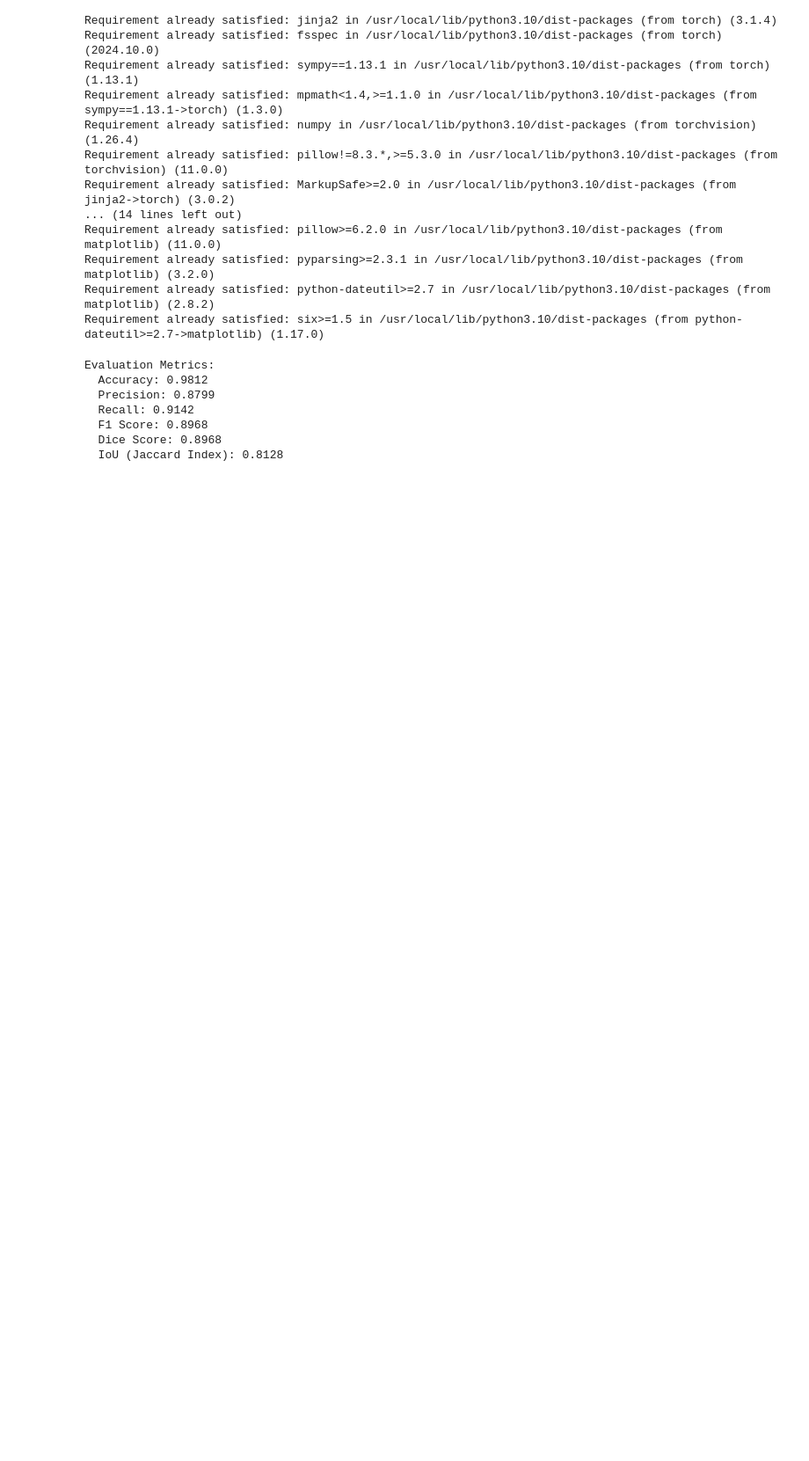
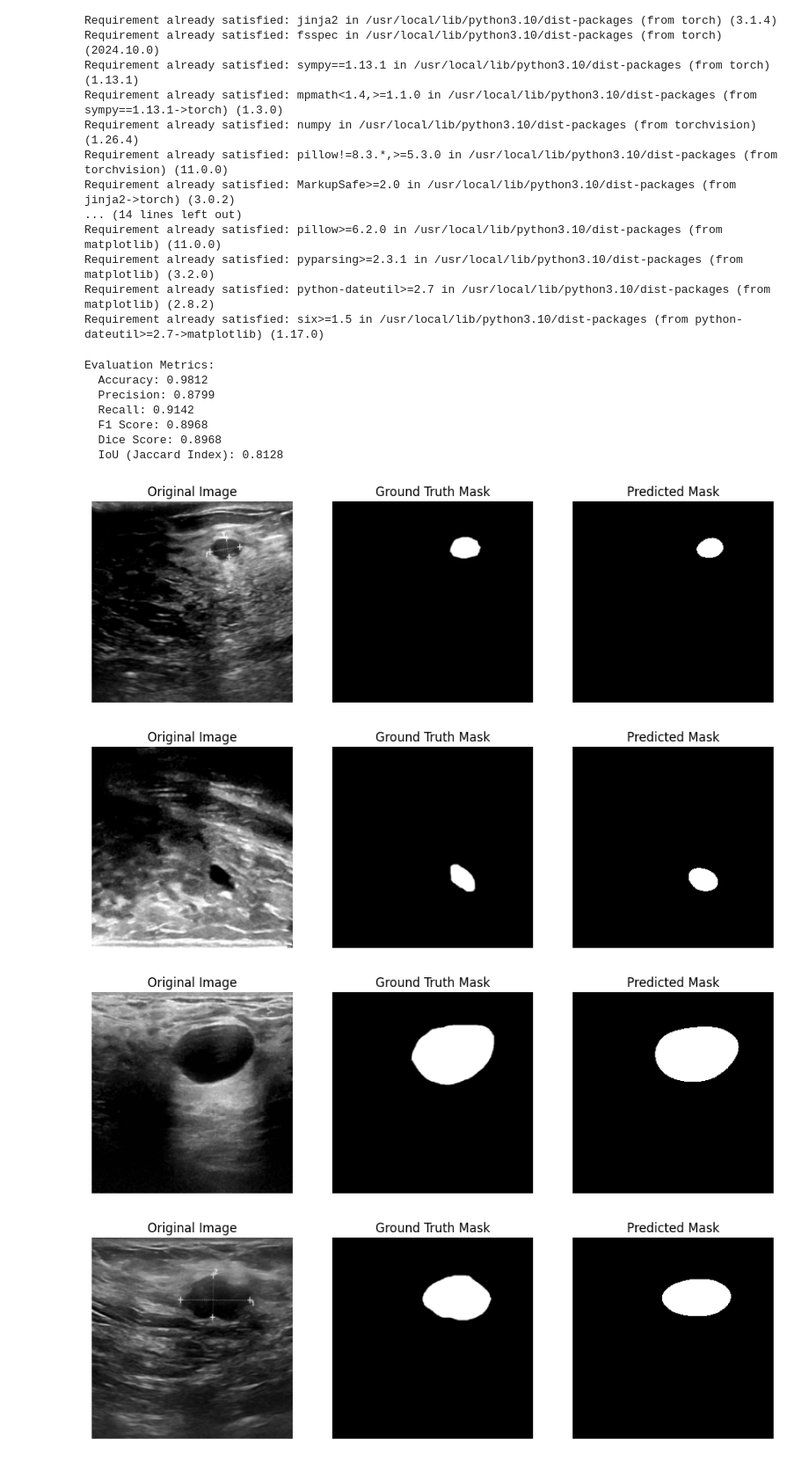
Before and after one commit to buketugurlu/BUSI, a Jupyter notebook: BUSI_inception.ipynb, the cells around one changed output. Shown at 88% size. Cells and saved outputs as stored; diff of their text form; code cells hidden in the pictures; blank space fills up the shorter version.

```diff
--- a/BUSI_inception.ipynb
+++ b/BUSI_inception.ipynb
@@ -317,0 +364,8 @@ Evaluation Metrics:
+# %%
+# Modelin tahminlerini görselleştir
+visualize_predictions(dataset, model, num_samples=5)
+# %% [output]
+[figure, added]
+[figure, added]
+[figure, added]
+[figure, added]
```
Also changed, not shown: parts of 2 cells of this notebook.
